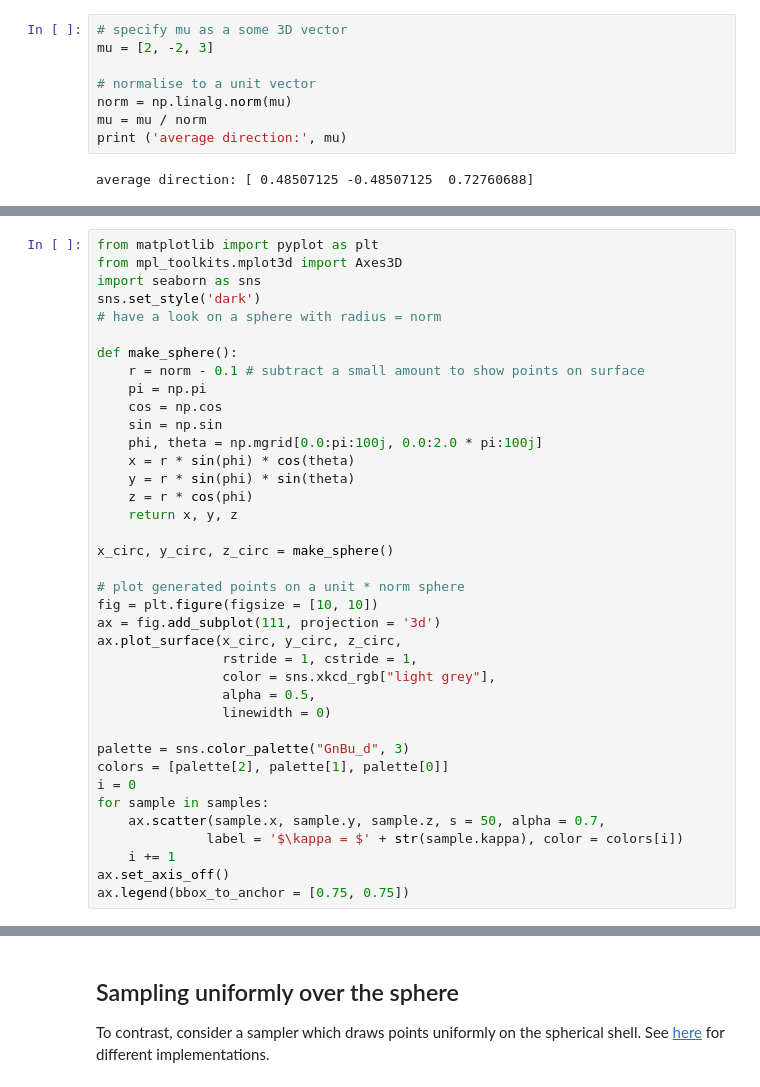
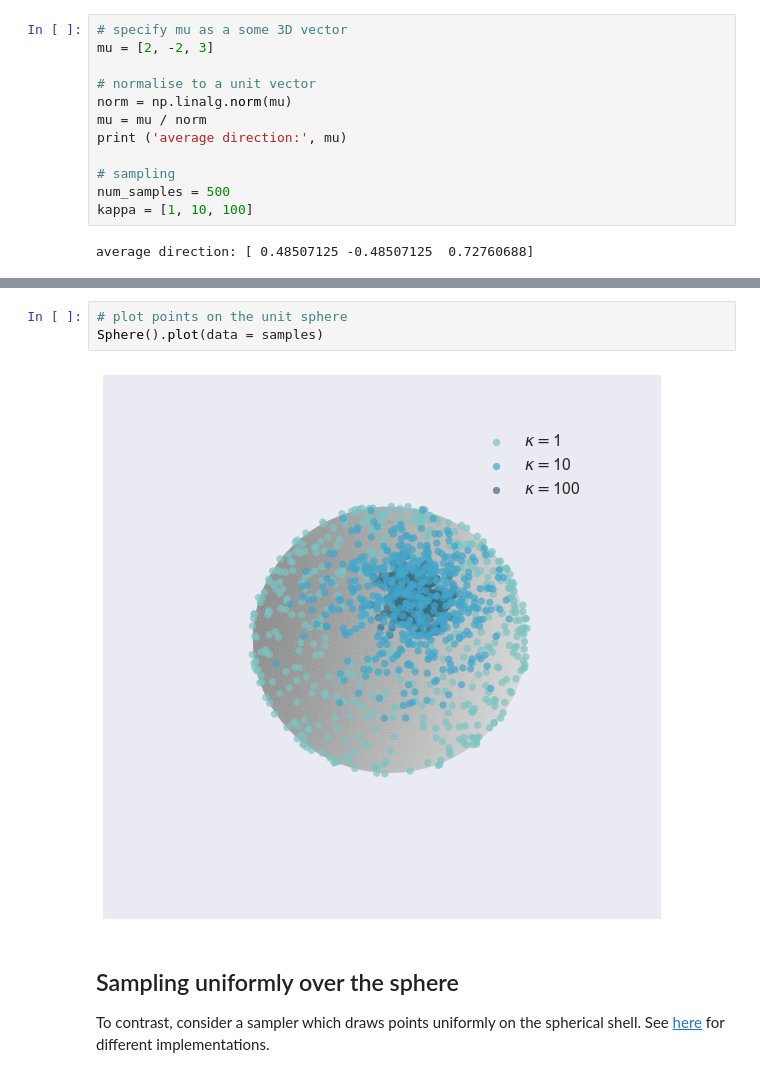
Before and after one commit to cescalara/vMF, a Jupyter notebook: sampling_from_vMF.ipynb, the cells around one changed output, grey strips where cells are left out. Saved outputs shown, nothing was run; the diff lists cells and outputs as text.

```diff
--- a/sampling_from_vMF.ipynb
+++ b/sampling_from_vMF.ipynb
@@ -31,5 +30,9 @@ mu = [2, -2, 3]
 norm = np.linalg.norm(mu)
 mu = mu / norm
 print ('average direction:', mu)
+
+# sampling
+num_samples = 500
+kappa = [1, 10, 100]
 # %% [output]
 average direction: [ 0.48507125 -0.48507125  0.72760688]
@@ -54,38 +44,0 @@ for k in kappa:
-# %%
-from matplotlib import pyplot as plt
-from mpl_toolkits.mplot3d import Axes3D
-import seaborn as sns
-sns.set_style('dark')
-# have a look on a sphere with radius = norm
-
-def make_sphere():
-    r = norm - 0.1 # subtract a small amount to show points on surface
-    pi = np.pi
-    cos = np.cos
-    sin = np.sin
-    phi, theta = np.mgrid[0.0:pi:100j, 0.0:2.0 * pi:100j]
-    x = r * sin(phi) * cos(theta)
-    y = r * sin(phi) * sin(theta)
-    z = r * cos(phi)
-    return x, y, z
-
-x_circ, y_circ, z_circ = make_sphere()
-
-# plot generated points on a unit * norm sphere
-fig = plt.figure(figsize = [10, 10])
-ax = fig.add_subplot(111, projection = '3d')
-ax.plot_surface(x_circ, y_circ, z_circ,
-                rstride = 1, cstride = 1,
-                color = sns.xkcd_rgb["light grey"],
-                alpha = 0.5,
-                linewidth = 0)
-
-palette = sns.color_palette("GnBu_d", 3)
-colors = [palette[2], palette[1], palette[0]]
-i = 0
-for sample in samples:
-    ax.scatter(sample.x, sample.y, sample.z, s = 50, alpha = 0.7,
-              label = '$\kappa = $' + str(sample.kappa), color = colors[i])
-    i += 1
-ax.set_axis_off()
-ax.legend(bbox_to_anchor = [0.75, 0.75])
@@ -95,3 +45,8 @@ AttributeError: 'numpy.ndarray' object has no attribute 'x'
+# %%
+# plot points on the unit sphere
+Sphere().plot(data = samples)
+# %% [output]
+[figure, added]
 # %% [markdown]
 ## Sampling uniformly over the sphere
 
```
Also changed, not shown: parts of 10 cells of this notebook.
